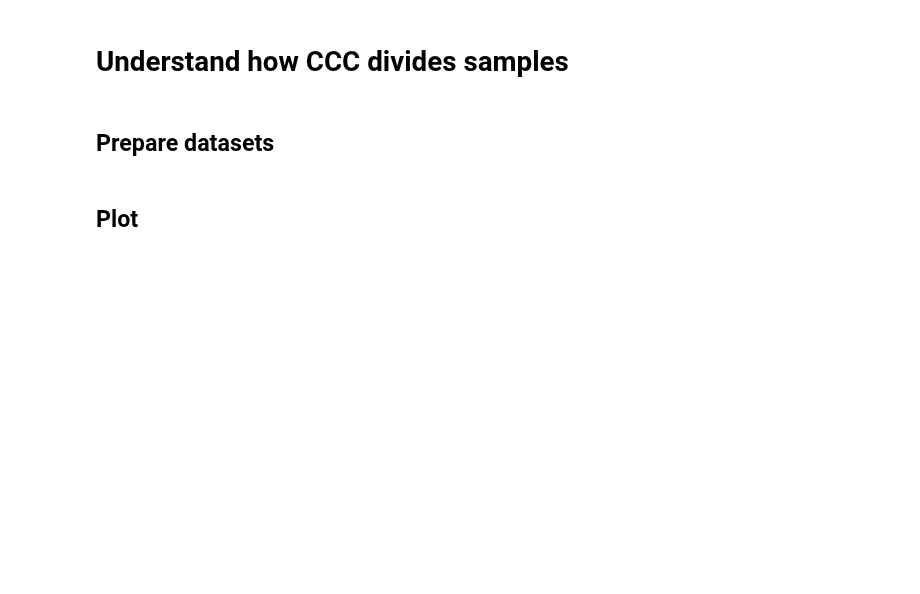
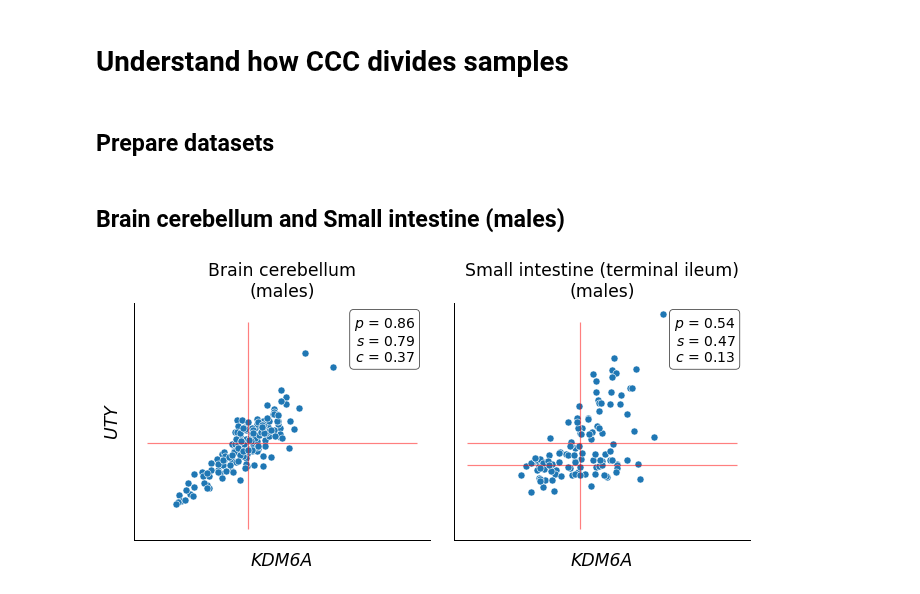
Before and after one commit to greenelab/ccc, a Jupyter notebook: nbs/99_manuscript/coefs_comp/20_00-gtex_whole_blood-UTY_KDM6A.ipynb, the cells around one changed output. Saved outputs shown, nothing was run; the diff lists cells and outputs as text; code cells hidden in the pictures; blank space fills up the shorter version.

```diff
--- a/nbs/99_manuscript/coefs_comp/20_00-gtex_whole_blood-UTY_KDM6A.ipynb
+++ b/nbs/99_manuscript/coefs_comp/20_00-gtex_whole_blood-UTY_KDM6A.ipynb
@@ -612,8 +587,6 @@ datasets_df = datasets_df.append(
 datasets = {
     idx: df.drop(columns="dataset") for idx, df in datasets_df.groupby("dataset")
 }
-# %% [markdown]
-## Plot
 # %%
 def get_cm_line_points(x, y, max_parts, parts):
     """
@@ -651,3 +624,73 @@ def get_cm_line_points(x, y, max_parts, parts):
         y_line_points.append((k_max + nk_min) / 2.0)
 
     return x_line_points, y_line_points
+# %% [markdown]
+## Brain cerebellum and Small intestine (males)
+# %%
+with sns.plotting_context("paper", font_scale=1.8):
+    g = sns.FacetGrid(
+        data=datasets_df,
+        col="dataset",
+        col_order=[
+            # "Brain cerebellum (all)",
+            # "Small intestine (terminal ileum) (all)",
+            "Brain cerebellum\n(males)",
+            "Small intestine (terminal ileum)\n(males)",
+        ],
+        col_wrap=2,
+        height=5,
+    )
+    g.map(sns.scatterplot, gene0_symbol, gene1_symbol, s=50, alpha=1)
+    g.set_titles(row_template="{row_name}", col_template="{col_name}")
+
+    for ds, ax in g.axes_dict.items():
+        df = datasets[ds].to_numpy()
+        x, y = df[:, 0], df[:, 1]
+
+        # pearson and spearman
+        r = pearsonr(x, y)[0]
+        rs = spearmanr(x, y)[0]
+
+        # ccc
+        c, max_parts, parts = ccc(x, y, return_parts=True)
+        c = ccc(x, y)
+
+        x_line_points, y_line_points = get_cm_line_points(x, y, max_parts, parts)
+        for yp in y_line_points:
+            ax.hlines(y=yp, xmin=-0.5, xmax=30, color="r", alpha=0.5)
+
+        for xp in x_line_points:
+            ax.vlines(x=xp, ymin=-0.5, ymax=18, color="r", alpha=0.5)
+
+        # add text box for the statistics
+        stats = (
+            f"$\it{{p}}$ ={r: .2f}\n"
+            f"$\it{{s}}$ ={rs: .2f}\n"
+            f"$\it{{c}}$ ={c: .2f}"
+        )
+        # stats = f"$c$ = {c:.2f}"
+        bbox = dict(boxstyle="round", fc="white", ec="black", alpha=0.75)
+        ax.text(
+            0.95,
+            0.75,
+            stats,
+            fontsize=14,
+            bbox=bbox,
+            transform=ax.transAxes,
+            horizontalalignment="right",
+        )
+        ax.set_xlabel(f"{gene0_symbol}", fontstyle="italic")
+        ax.set_ylabel(f"{gene1_symbol}", fontstyle="italic")
+        ax.set(xticklabels=[], yticklabels=[])
+        ax.tick_params(left=False, bottom=False)
+
+    plt.savefig(
+        OUTPUT_FIGURE_DIR
+        / "gtex_brain_cerebellum_and_small_intestine_terminal_ileum-KDM6A_vs_UTY-males.svg",
+        # rasterized=True,
+        dpi=300,
+        bbox_inches="tight",
+        facecolor="white",
+    )
+# %% [output]
+[figure, added]
```
Also changed, not shown: parts of 17 cells of this notebook, 1 other file.
